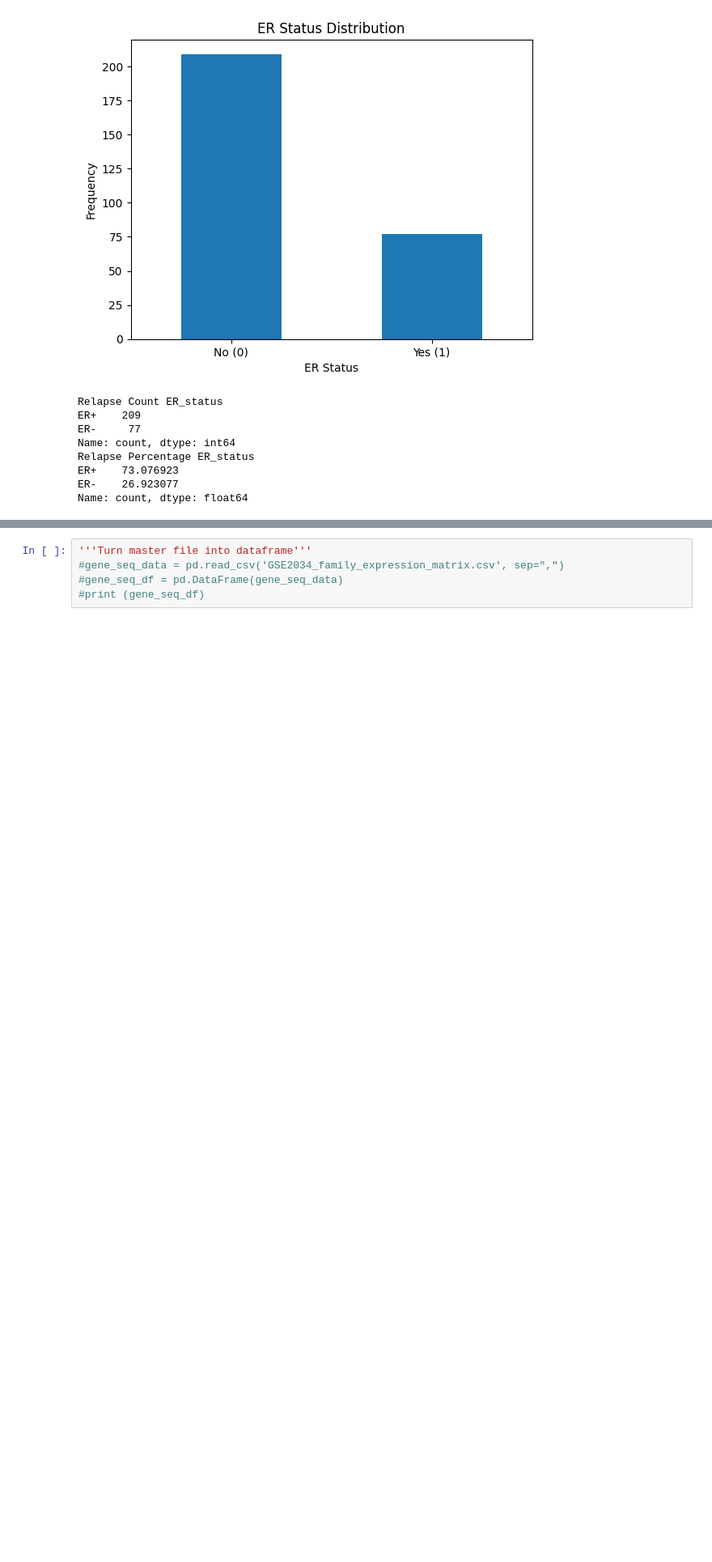
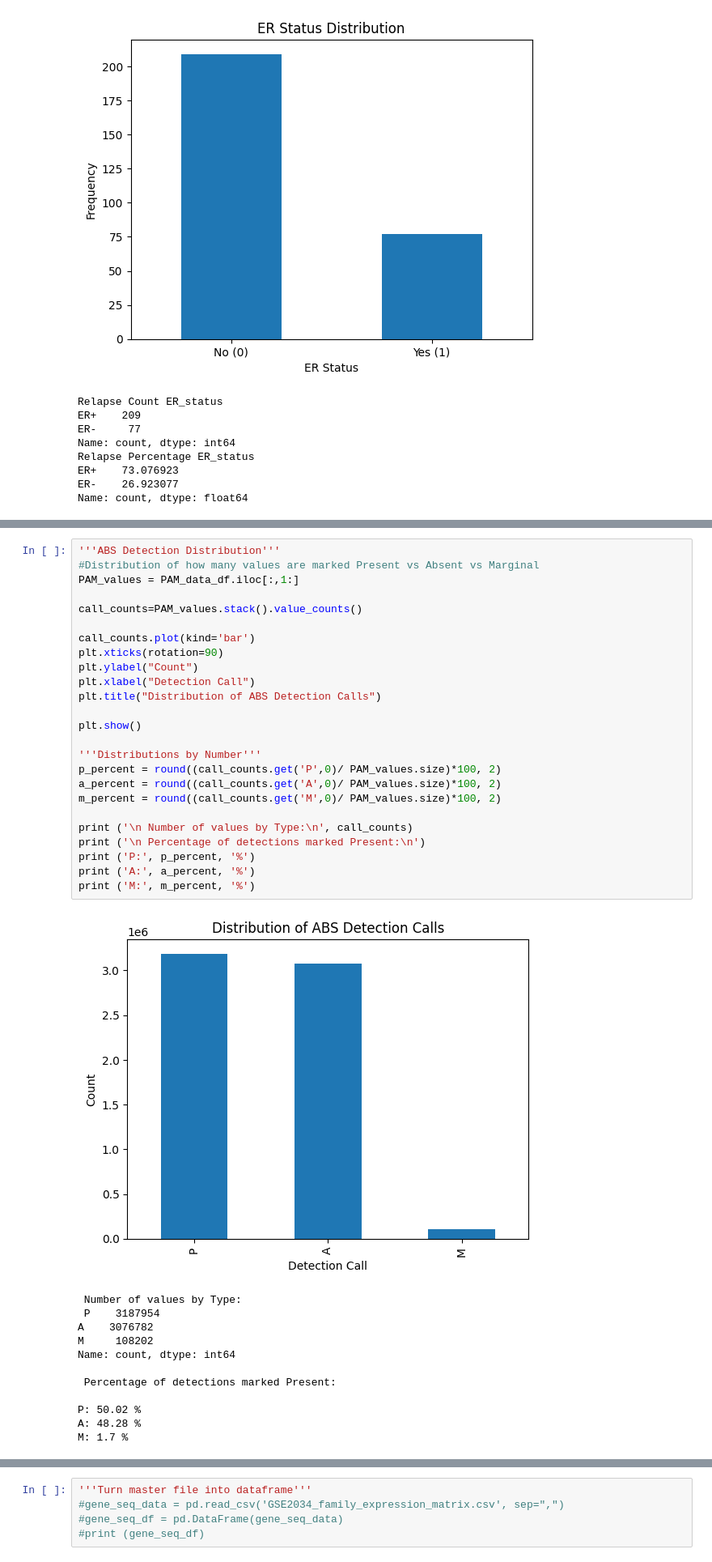
Before and after one commit to saranenada-cell/GeneExpressionBreastCancerRelapse, a Jupyter notebook: EDA_Report.ipynb, the cells around one changed output, grey strips where cells are left out. Shown at 81% size. Drawn from its saved outputs; the diff is of its cells as text; blank space fills up the shorter version.

```diff
--- a/EDA_Report.ipynb
+++ b/EDA_Report.ipynb
@@ -214,0 +222,38 @@ It is likely that there is significant (if not total) overlap between values mar
+# %%
+'''ABS Detection Distribution'''
+#Distribution of how many values are marked Present vs Absent vs Marginal
+PAM_values = PAM_data_df.iloc[:,1:]
+
+call_counts=PAM_values.stack().value_counts()
+
+call_counts.plot(kind='bar')
+plt.xticks(rotation=90)
+plt.ylabel("Count")
+plt.xlabel("Detection Call")
+plt.title("Distribution of ABS Detection Calls")
+
+plt.show()
+
+'''Distributions by Number'''
+p_percent = round((call_counts.get('P',0)/ PAM_values.size)*100, 2)
+a_percent = round((call_counts.get('A',0)/ PAM_values.size)*100, 2)
+m_percent = round((call_counts.get('M',0)/ PAM_values.size)*100, 2)
+
+print ('\n Number of values by Type:\n', call_counts)
+print ('\n Percentage of detections marked Present:\n')
+print ('P:', p_percent, '%')
+print ('A:', a_percent, '%')
+print ('M:', m_percent, '%')
+# %% [output]
+[figure, added]
+ Number of values by Type:
+ P    3187954
+A    3076782
+M     108202
+Name: count, dtype: int64
+
+ Percentage of detections marked Present:
+
+P: 50.02 %
+A: 48.28 %
+M: 1.7 %
```
Also changed, not shown: parts of 5 cells of this notebook.
